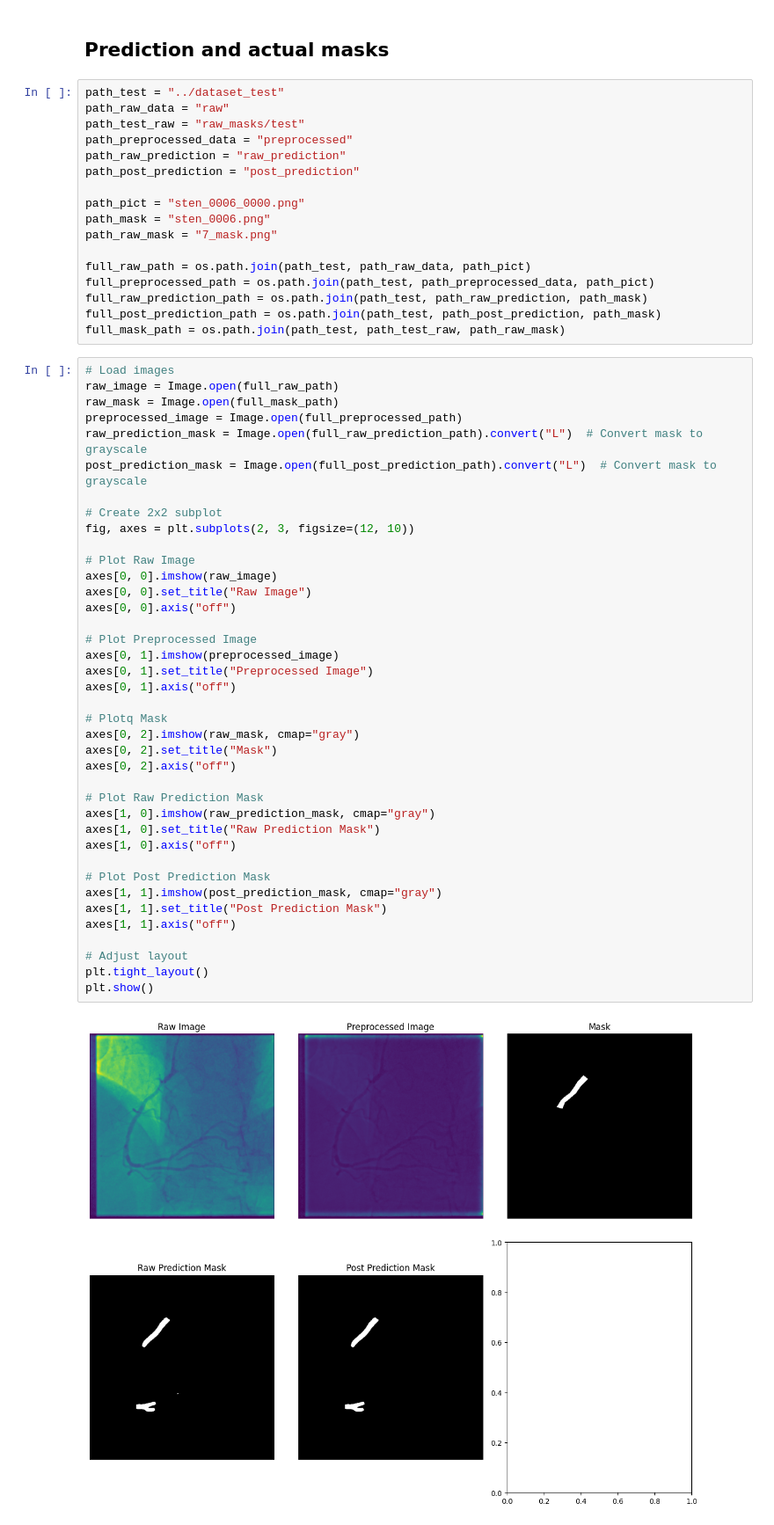
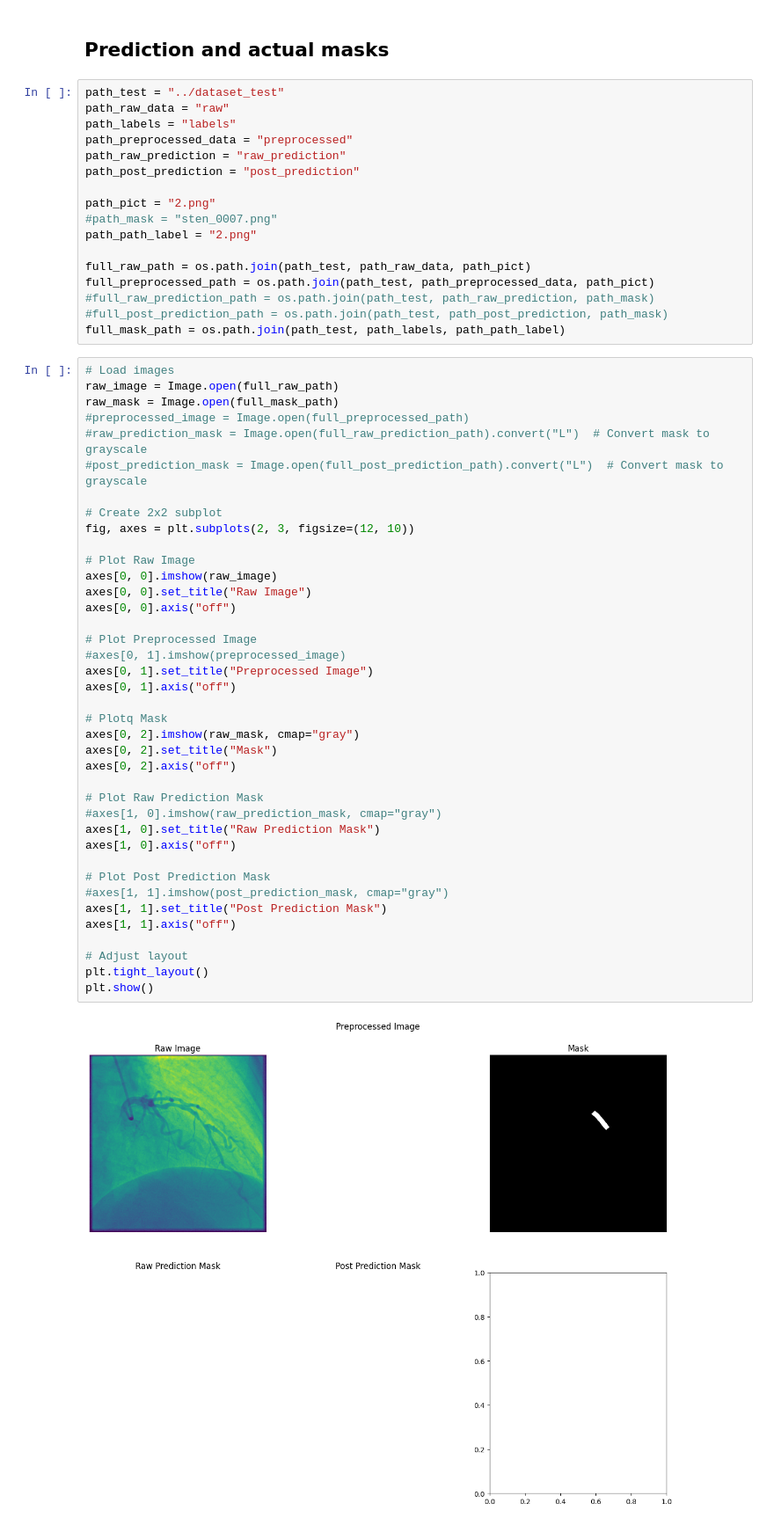
Before and after one commit to jannik1212/StenUNet, a Jupyter notebook: own_notebooks/inspect_masks.ipynb, the cells around one changed output. Shown at 88% size. Cells and saved outputs as stored; diff of their text form.

```diff
--- a/own_notebooks/inspect_masks.ipynb
+++ b/own_notebooks/inspect_masks.ipynb
@@ -101,58 +153,58 @@ plt.show()
 # %%
 path_test = "../dataset_test"
 path_raw_data = "raw"
-path_test_raw = "raw_masks/test"
+path_labels = "labels"
 path_preprocessed_data = "preprocessed"
 path_raw_prediction = "raw_prediction"
 path_post_prediction = "post_prediction"
 
-path_pict = "sten_0006_0000.png"
-path_mask = "sten_0006.png"
-path_raw_mask = "7_mask.png"
+path_pict = "2.png"
+#path_mask = "sten_0007.png"
+path_path_label = "2.png"
 
 full_raw_path = os.path.join(path_test, path_raw_data, path_pict)
 full_preprocessed_path = os.path.join(path_test, path_preprocessed_data, path_pict)
-full_raw_prediction_path = os.path.join(path_test, path_raw_prediction, path_mask)
-full_post_prediction_path = os.path.join(path_test, path_post_prediction, path_mask)
-full_mask_path = os.path.join(path_test, path_test_raw, path_raw_mask)
+#full_raw_prediction_path = os.path.join(path_test, path_raw_prediction, path_mask)
+#full_post_prediction_path = os.path.join(path_test, path_post_prediction, path_mask)
+full_mask_path = os.path.join(path_test, path_labels, path_path_label)
 # %%
 # Load images
 raw_image = Image.open(full_raw_path)
 raw_mask = Image.open(full_mask_path)
-preprocessed_image = Image.open(full_preprocessed_path)
-raw_prediction_mask = Image.open(full_raw_prediction_path).convert("L")  # Convert mask to grayscale
-post_prediction_mask = Image.open(full_post_prediction_path).convert("L")  # Convert mask to grayscale
+#preprocessed_image = Image.open(full_preprocessed_path)
+#raw_prediction_mask = Image.open(full_raw_prediction_path).convert("L")  # Convert mask to grayscale
+#post_prediction_mask = Image.open(full_post_prediction_path).convert("L")  # Convert mask to grayscale
 
 # Create 2x2 subplot
 fig, axes = plt.subplots(2, 3, figsize=(12, 10))
 
 # Plot Raw Image
 axes[0, 0].imshow(raw_image)
 axes[0, 0].set_title("Raw Image")
 axes[0, 0].axis("off")
 
 # Plot Preprocessed Image
-axes[0, 1].imshow(preprocessed_image)
+#axes[0, 1].imshow(preprocessed_image)
 axes[0, 1].set_title("Preprocessed Image")
 axes[0, 1].axis("off")
 
 # Plotq Mask
 axes[0, 2].imshow(raw_mask, cmap="gray")
 axes[0, 2].set_title("Mask")
 axes[0, 2].axis("off")
 
 # Plot Raw Prediction Mask
-axes[1, 0].imshow(raw_prediction_mask, cmap="gray")
+#axes[1, 0].imshow(raw_prediction_mask, cmap="gray")
 axes[1, 0].set_title("Raw Prediction Mask")
 axes[1, 0].axis("off")
 
 # Plot Post Prediction Mask
-axes[1, 1].imshow(post_prediction_mask, cmap="gray")
+#axes[1, 1].imshow(post_prediction_mask, cmap="gray")
 axes[1, 1].set_title("Post Prediction Mask")
 axes[1, 1].axis("off")
 
 # Adjust layout
 plt.tight_layout()
 plt.show()
 # %% [output]
-[figure, old version]
+[figure, new version]
```
Also changed, not shown: parts of 1 cell of this notebook, 6 other files.
